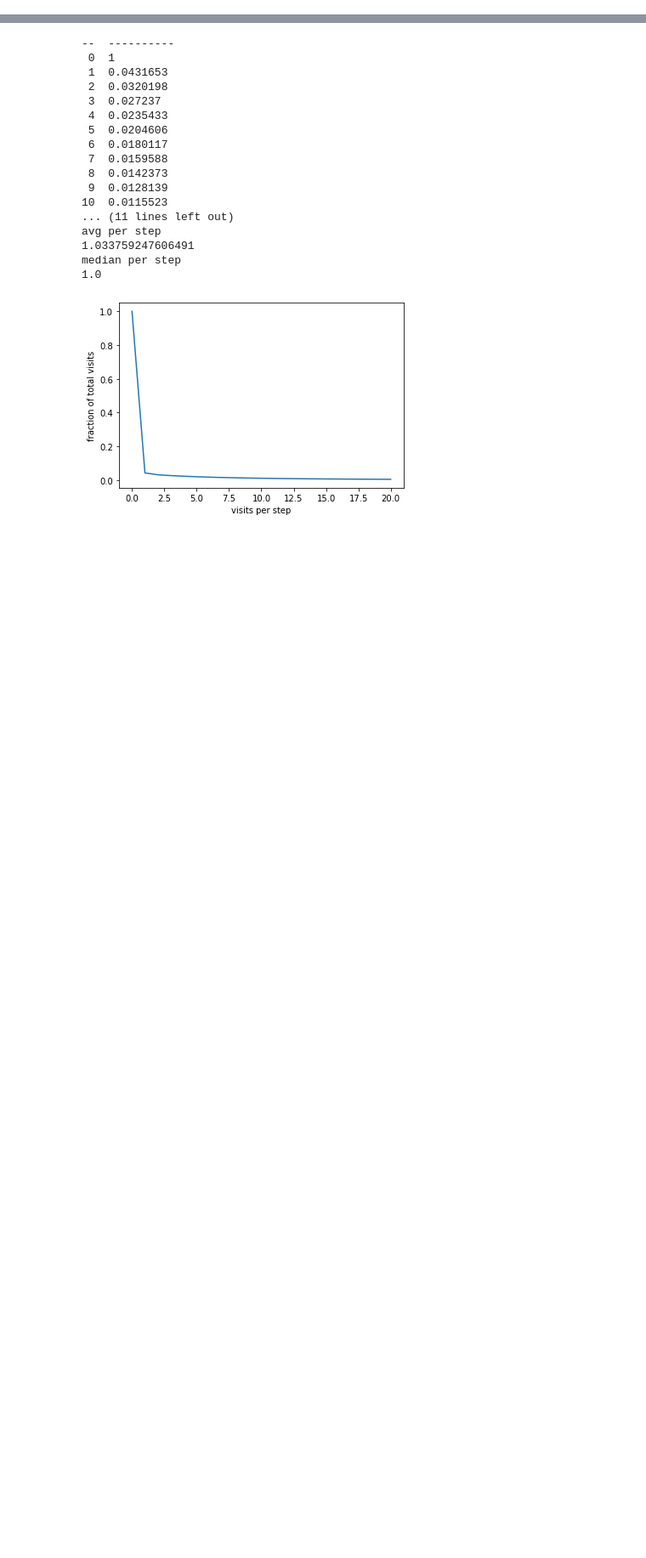
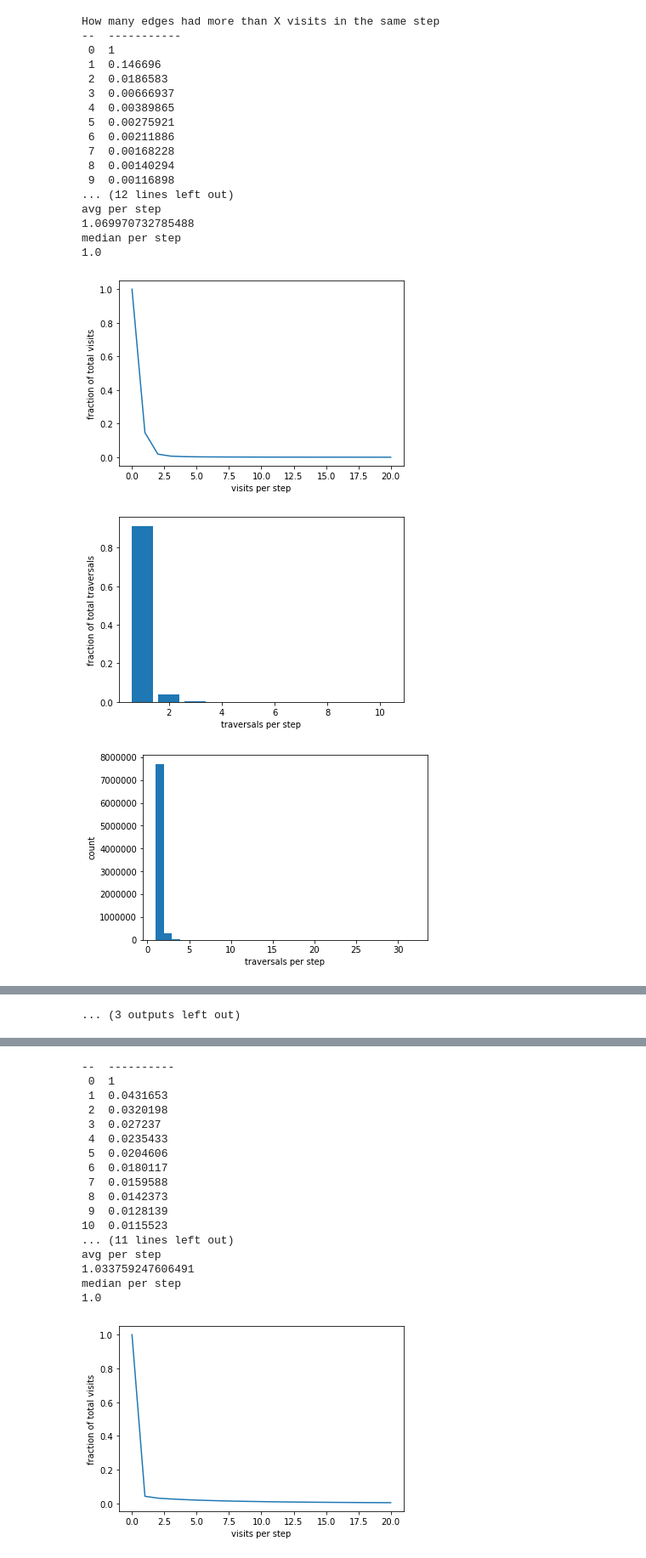
Before and after one commit to WiktorJ/node2vec, a Jupyter notebook: notebooks/data_analysis.ipynb, the cells around one changed output, grey strips where cells are left out. Shown at 85% size. Cells and saved outputs as stored; diff of their text form; code cells hidden in the pictures; blank space fills up the shorter version.

Commit message:
Fixed saved steps

```diff
--- a/notebooks/data_analysis.ipynb
+++ b/notebooks/data_analysis.ipynb
@@ -279,0 +332,23 @@ count max
+# %%
+stats_analysis(df_edge_32_100_2_04s)
+# %% [output]
+How many edges had more than X visits in the same step
+--  -----------
+ 0  1
+ 1  0.146696
+ 2  0.0186583
+ 3  0.00666937
+ 4  0.00389865
+ 5  0.00275921
+ 6  0.00211886
+ 7  0.00168228
+ 8  0.00140294
+ 9  0.00116898
+... (12 lines left out)
+avg per step
+1.069970732785488
+median per step
+1.0
+[figure, added]
+[figure, added]
+[figure, added]
@@ -279,0 +379 @@ count max
+... (3 outputs left out)
```
Also changed, not shown: parts of 7 cells of this notebook, 1 other file.
